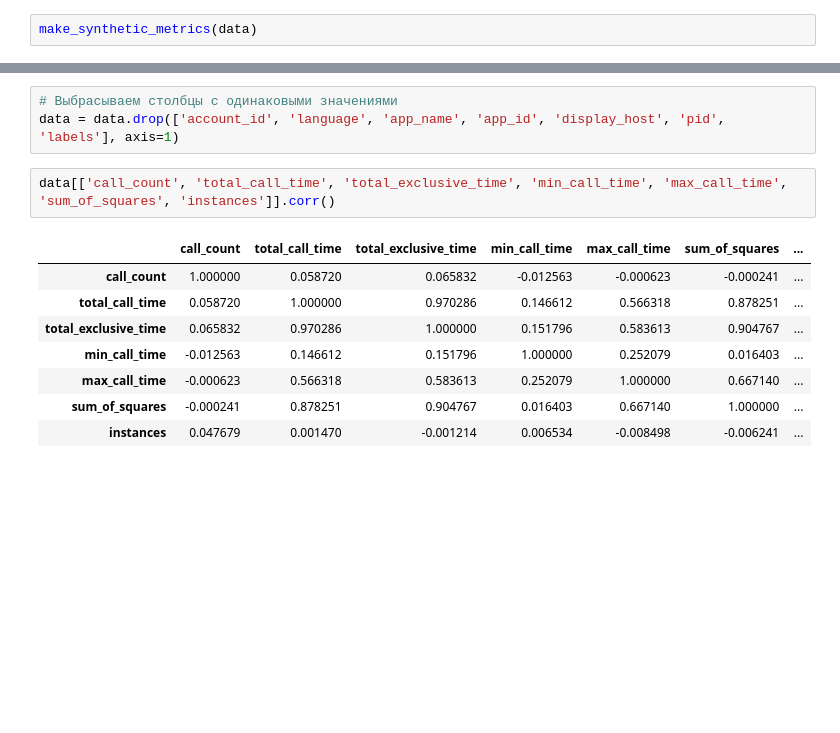
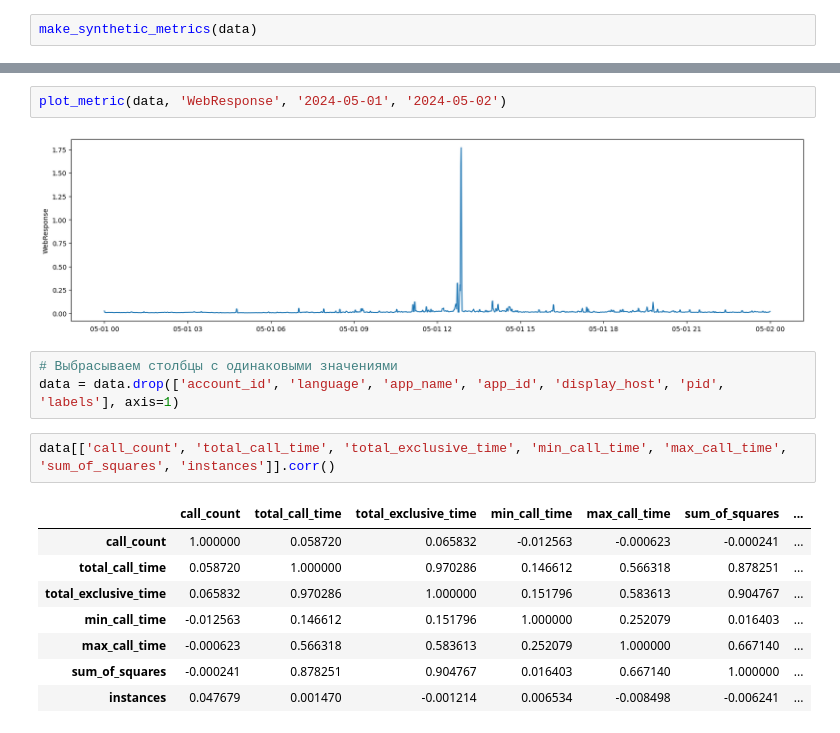
Before and after one commit to ilkaxd/RedLabHack, a Jupyter notebook: analytics/Анализ аномалий.ipynb, the cells around one changed output, grey strips where cells are left out. Saved outputs shown, nothing was run; the diff lists cells and outputs as text; blank space fills up the shorter version.

```diff
--- a/analytics/Анализ аномалий.ipynb
+++ b/analytics/Анализ аномалий.ipynb
@@ -488,3 +413,7 @@ Name: count, dtype: int64
+# %%
+plot_metric(data, 'WebResponse', '2024-05-01', '2024-05-02')
+# %% [output]
+[figure, added]
 # %%
 # Выбрасываем столбцы с одинаковыми значениями
 data = data.drop(['account_id', 'language', 'app_name', 'app_id', 'display_host', 'pid', 'labels'], axis=1)
```
Also changed, not shown: parts of 28 cells of this notebook, 9 other files.
